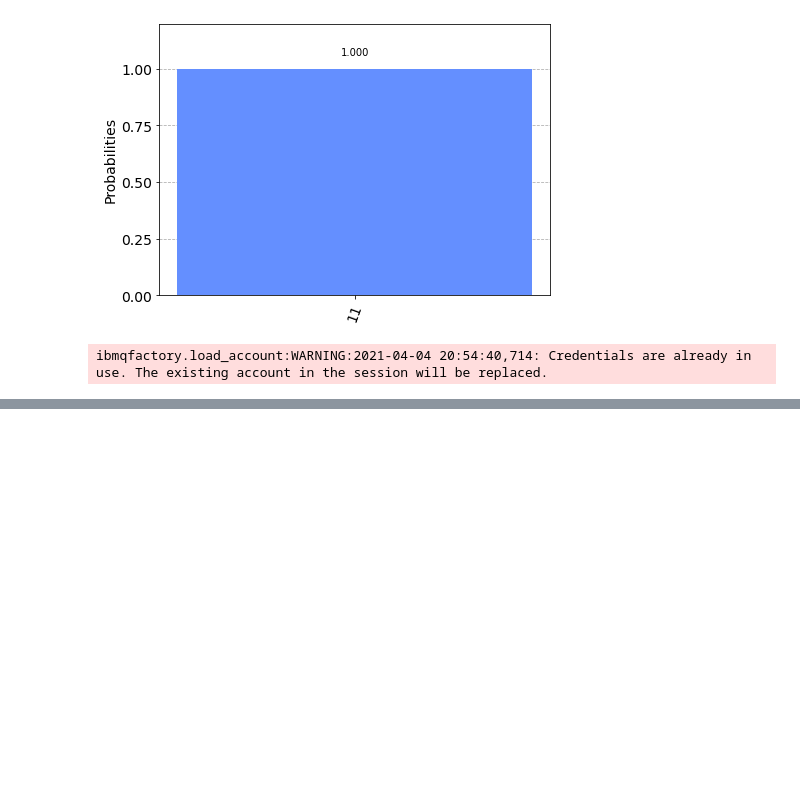
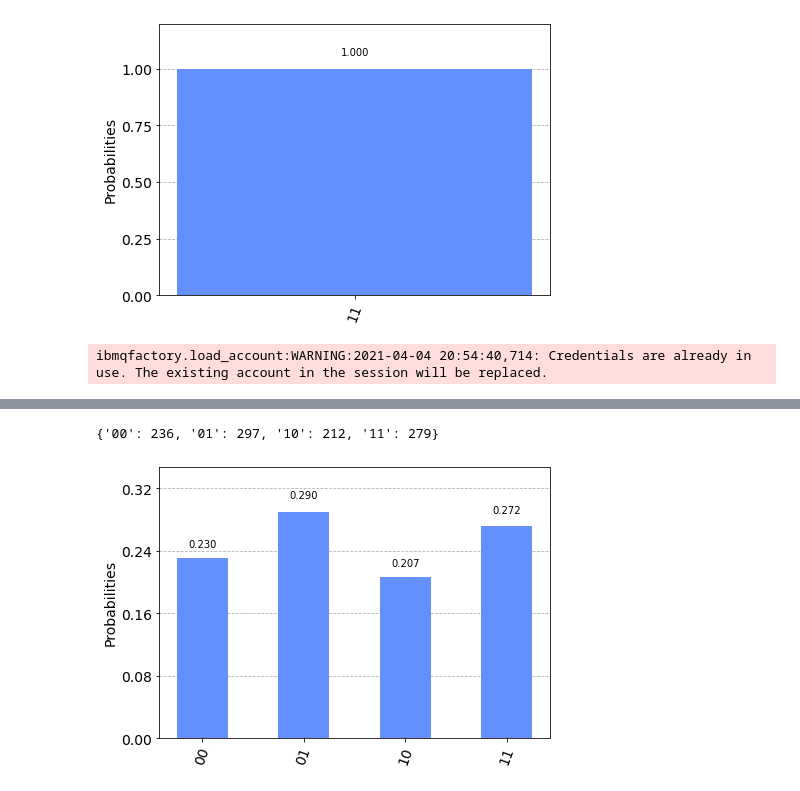
Before and after one commit to nayeem-17/Quantum-Computing, a Jupyter notebook: qiskit_tutorial/adder/full_adder.ipynb, the cells around one changed output, grey strips where cells are left out. Cells and saved outputs as stored; diff of their text form; code cells hidden in the pictures; blank space fills up the shorter version.

```diff
--- a/qiskit_tutorial/adder/full_adder.ipynb
+++ b/qiskit_tutorial/adder/full_adder.ipynb
@@ -88,3 +90,10 @@ job_monitor(job)
 # %%
 result= job.result()
-plot_histogram(result.get_counts(circ))
+plot_histogram(result.get_counts(circuit))
+print(result.get_counts())
+# %% [output]
+{'00': 236, '01': 297, '10': 212, '11': 279}
+# %%
+plot_histogram(result.get_counts())
+# %% [output]
+[figure, added]
```
Also changed, not shown: parts of 3 cells of this notebook, 1 other file.
